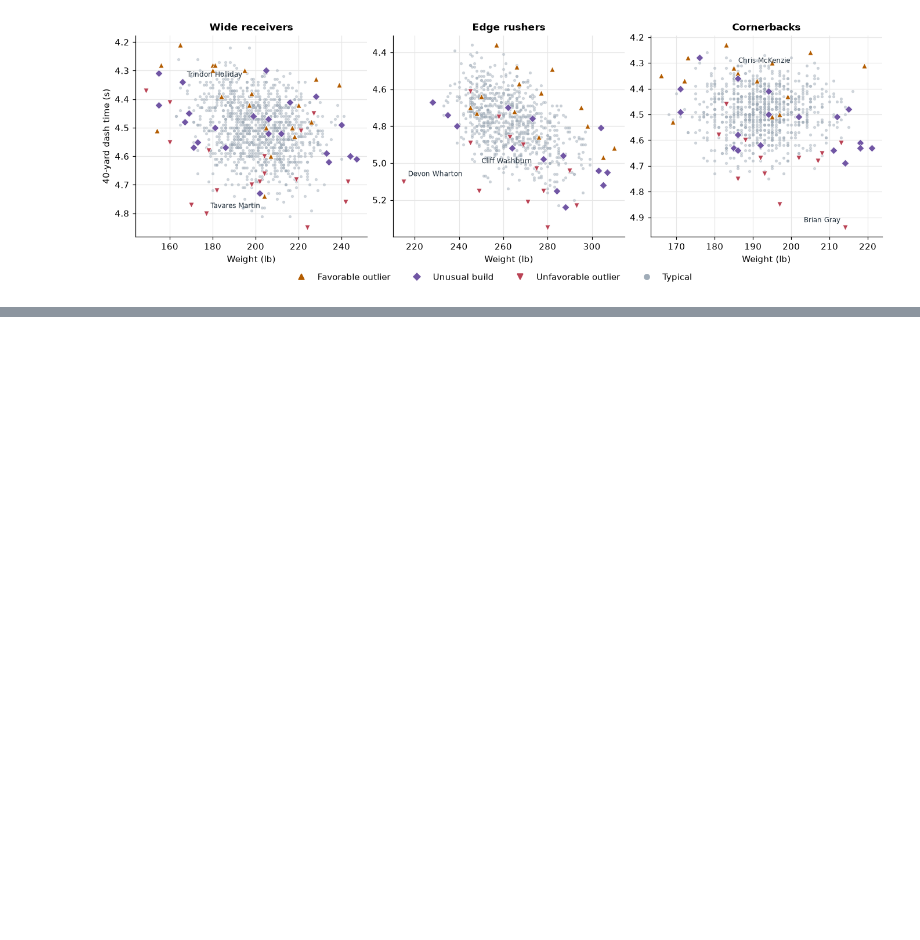
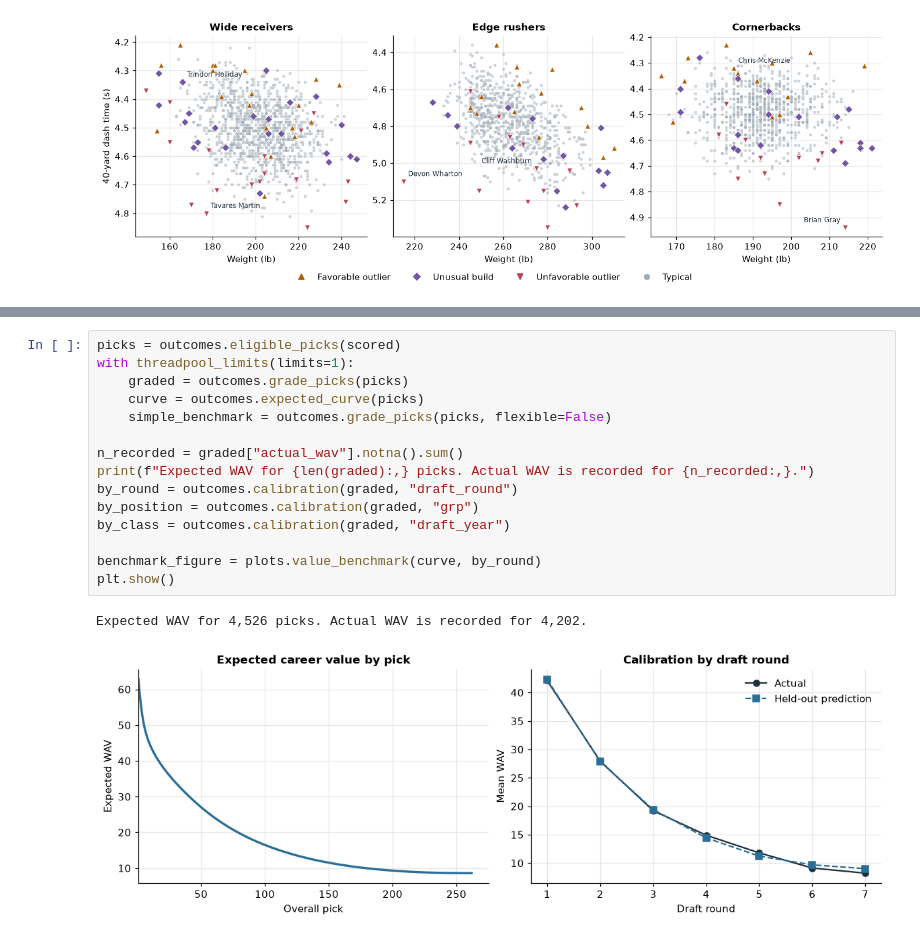
Before and after one commit to SantiHi/NFL-Verse-Project, a Jupyter notebook: nfl_draft_analysis.ipynb, the cells around one changed output, grey strips where cells are left out. Drawn from its saved outputs; the diff is of its cells as text; blank space fills up the shorter version.

```diff
--- a/nfl_draft_analysis.ipynb
+++ b/nfl_draft_analysis.ipynb
@@ -197,0 +254,18 @@ plt.show()
+# %%
+picks = outcomes.eligible_picks(scored)
+with threadpool_limits(limits=1):
+    graded = outcomes.grade_picks(picks)
+    curve = outcomes.expected_curve(picks)
+    simple_benchmark = outcomes.grade_picks(picks, flexible=False)
+
+n_recorded = graded["actual_wav"].notna().sum()
+print(f"Expected WAV for {len(graded):,} picks. Actual WAV is recorded for {n_recorded:,}.")
+by_round = outcomes.calibration(graded, "draft_round")
+by_position = outcomes.calibration(graded, "grp")
+by_class = outcomes.calibration(graded, "draft_year")
+
+benchmark_figure = plots.value_benchmark(curve, by_round)
+plt.show()
+# %% [output]
+Expected WAV for 4,526 picks. Actual WAV is recorded for 4,202.
+[figure, added]
```
Also changed, not shown: parts of 18 cells of this notebook, 5 other files.
